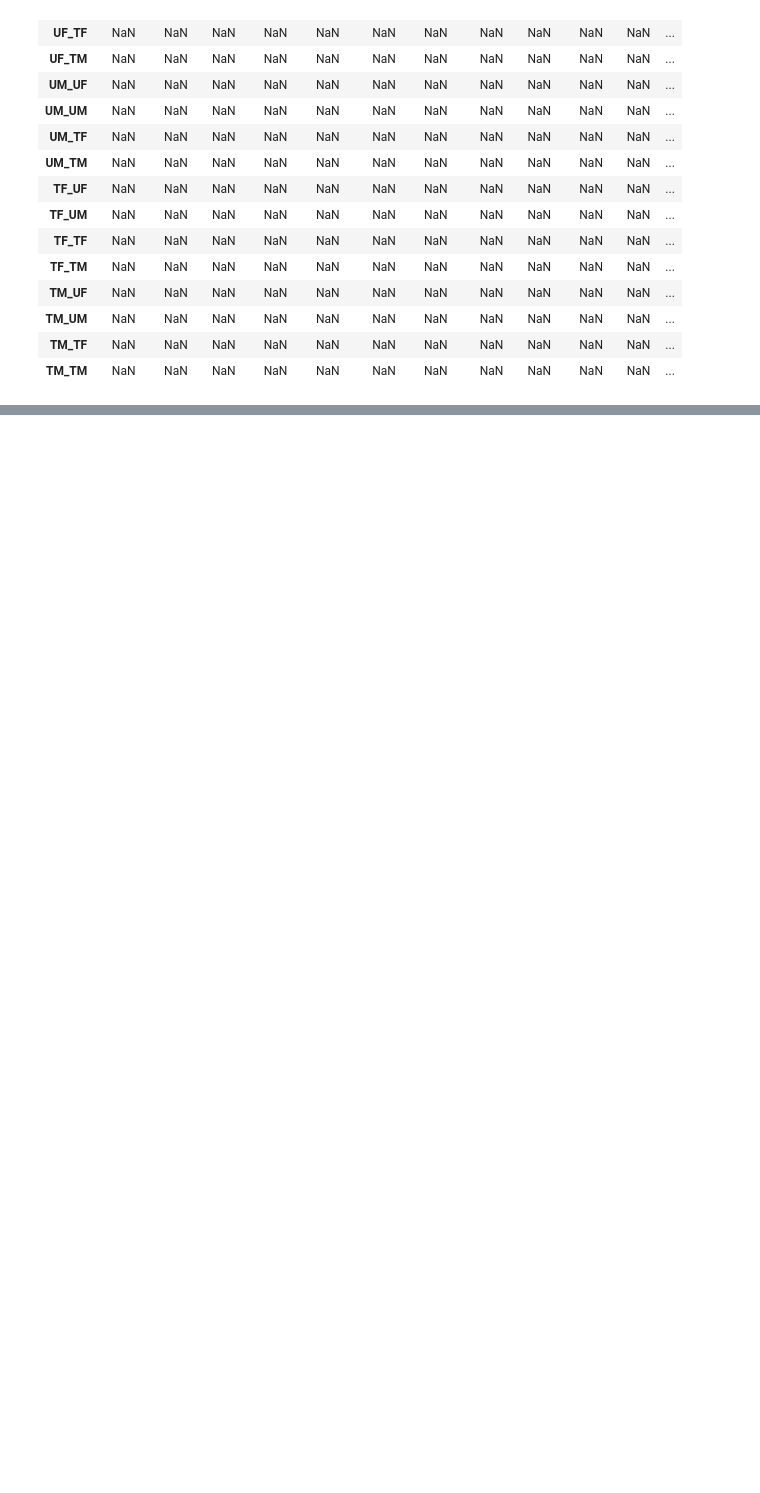
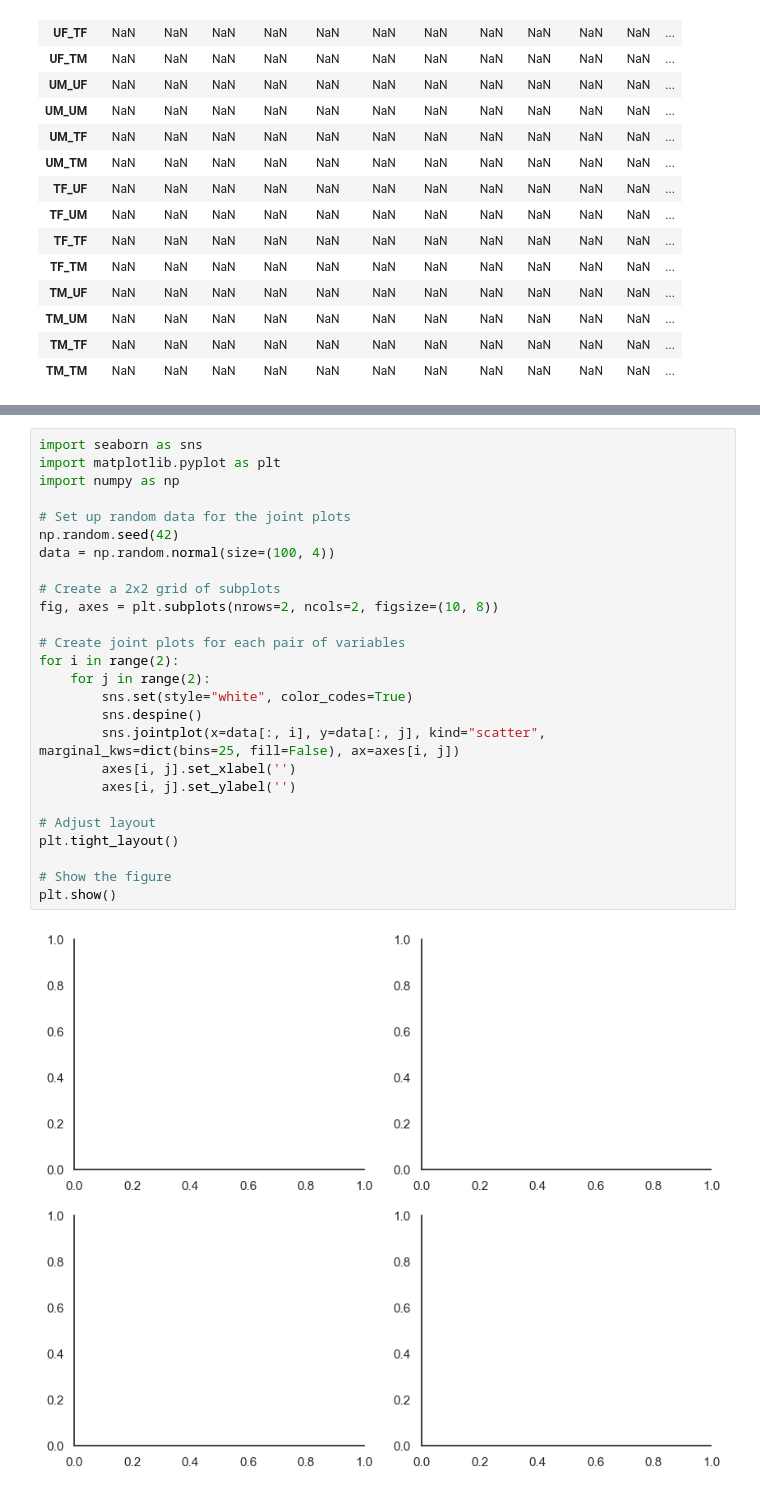
Before and after one commit to UCF-MIPs/multiplex-network, a Jupyter notebook: train.ipynb, the cells around one changed output, grey strips where cells are left out. Drawn from its saved outputs; the diff is of its cells as text; blank space fills up the shorter version.

```diff
--- a/train.ipynb
+++ b/train.ipynb
@@ -83,0 +197,28 @@ df_heatmap
+# %%
+import seaborn as sns
+import matplotlib.pyplot as plt
+import numpy as np
+
+# Set up random data for the joint plots
+np.random.seed(42)
+data = np.random.normal(size=(100, 4))
+
+# Create a 2x2 grid of subplots
+fig, axes = plt.subplots(nrows=2, ncols=2, figsize=(10, 8))
+
+# Create joint plots for each pair of variables
+for i in range(2):
+    for j in range(2):
+        sns.set(style="white", color_codes=True)
+        sns.despine()
+        sns.jointplot(x=data[:, i], y=data[:, j], kind="scatter", marginal_kws=dict(bins=25, fill=False), ax=axes[i, j])
+        axes[i, j].set_xlabel('')
+        axes[i, j].set_ylabel('')
+
+# Adjust layout
+plt.tight_layout()
+
+# Show the figure
+plt.show()
+# %% [output]
+[figure, added]
```
Also changed, not shown: parts of 5 cells of this notebook, 10 other files.
